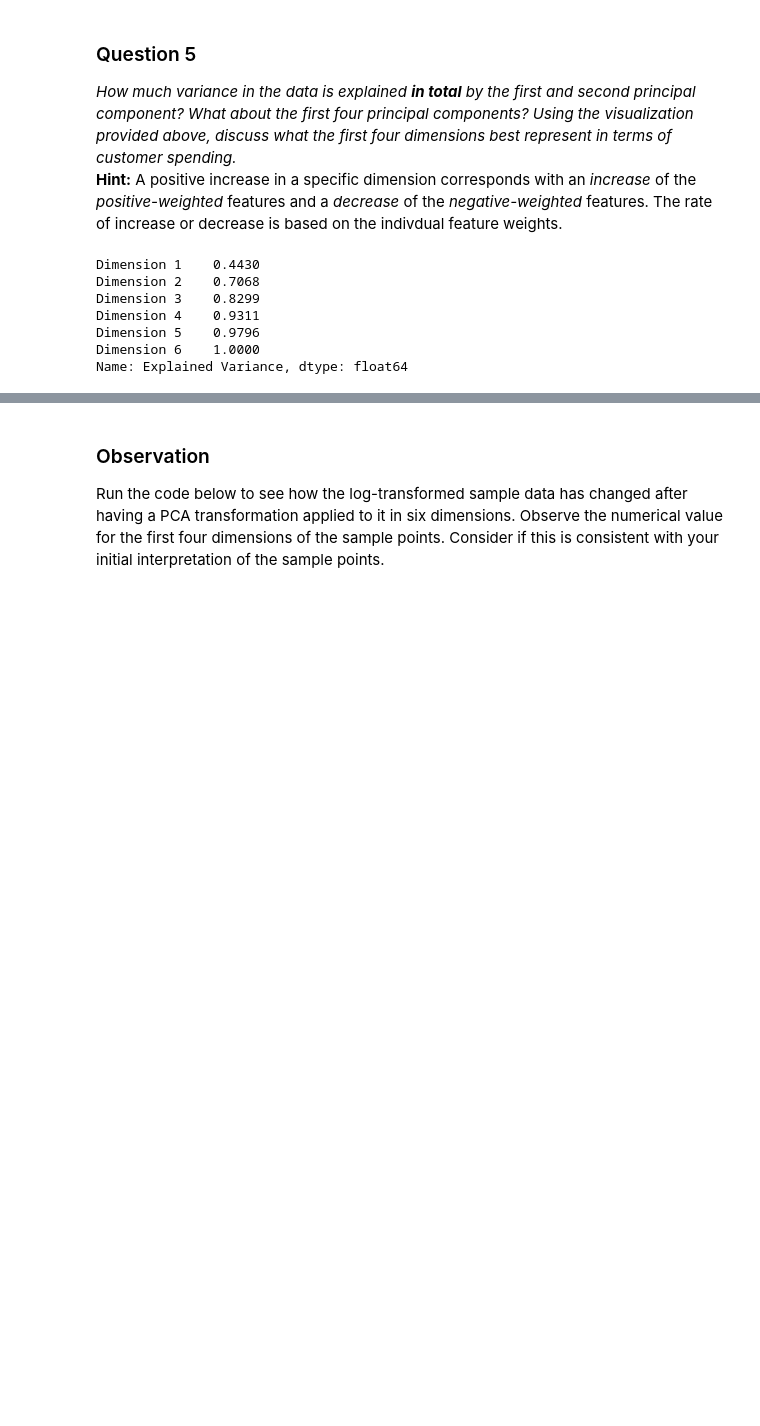
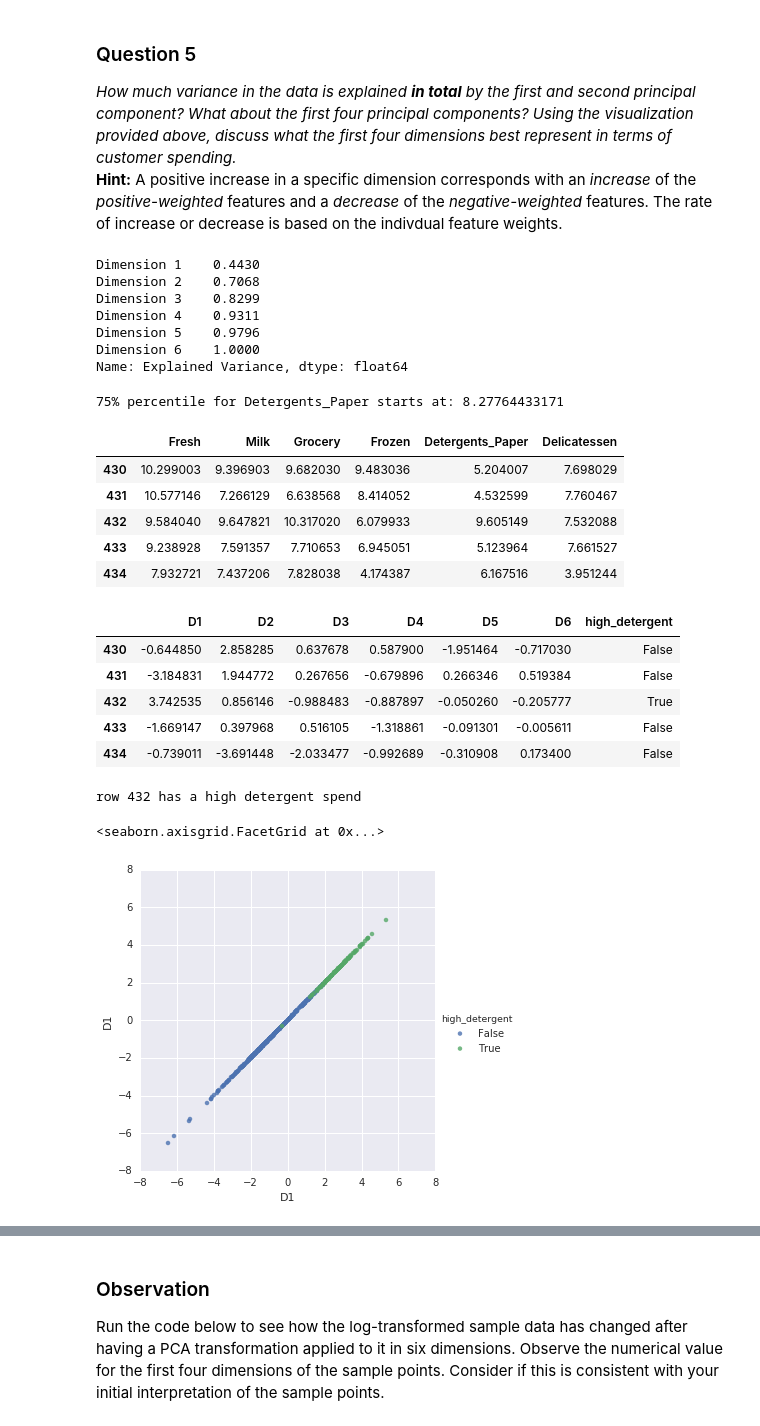
Before and after one commit to erichannell/udacity_projects, a Jupyter notebook: customer_segments/customer_segments.ipynb, the cells around one changed output, grey strips where cells are left out. Cells and saved outputs as stored; diff of their text form; code cells hidden in the pictures; blank space fills up the shorter version.

```diff
--- a/customer_segments/customer_segments.ipynb
+++ b/customer_segments/customer_segments.ipynb
@@ -404,3 +404,43 @@ Dimension 4    0.9311
 Dimension 5    0.9796
 Dimension 6    1.0000
 Name: Explained Variance, dtype: float64
+# %%
+# visualizing the results for dim 1 and dim 2
+# and want to confirm that dim 1 does a goot job of separating on detergent spend
+
+# create a dataframe with the transformed values of 'good_data'
+quick_visualization = pd.DataFrame(pca.transform(good_data), columns = ['D1', 'D2', 'D3', 'D4', 'D5', 'D6'])
+
+# find the customers with high (top 75%) detergent spend
+percentile75 = good_data['Detergents_Paper'].describe()['75%'] #note that good_data has been log scaled already
+print "75% percentile for Detergents_Paper starts at:", percentile75
+
+# find top 75% spenders
+quick_visualization['high_detergent'] = good_data['Detergents_Paper'] >= percentile75
+
+# confirm that the calculation is correct
+display(good_data.tail())
+display(quick_visualization.tail())
+
+# looks correct
+print "row 432 has a high detergent spend"
+
+# visually check
+sns.lmplot(data=quick_visualization, x='D1', y='D1', fit_reg=False, hue='high_detergent')
+# %% [output]
+75% percentile for Detergents_Paper starts at: 8.27764433171
+|  | Fresh | Milk | Grocery | Frozen | Detergents_Paper | Delicatessen |
+| 430 | 10.299003 | 9.396903 | 9.682030 | 9.483036 | 5.204007 | 7.698029 |
+| 431 | 10.577146 | 7.266129 | 6.638568 | 8.414052 | 4.532599 | 7.760467 |
+| 432 | 9.584040 | 9.647821 | 10.317020 | 6.079933 | 9.605149 | 7.532088 |
+| 433 | 9.238928 | 7.591357 | 7.710653 | 6.945051 | 5.123964 | 7.661527 |
+| 434 | 7.932721 | 7.437206 | 7.828038 | 4.174387 | 6.167516 | 3.951244 |
+|  | D1 | D2 | D3 | D4 | D5 | D6 | high_detergent |
+| 430 | -0.644850 | 2.858285 | 0.637678 | 0.587900 | -1.951464 | -0.717030 | False |
+| 431 | -3.184831 | 1.944772 | 0.267656 | -0.679896 | 0.266346 | 0.519384 | False |
+| 432 | 3.742535 | 0.856146 | -0.988483 | -0.887897 | -0.050260 | -0.205777 | True |
+| 433 | -1.669147 | 0.397968 | 0.516105 | -1.318861 | -0.091301 | -0.005611 | False |
+| 434 | -0.739011 | -3.691448 | -2.033477 | -0.992689 | -0.310908 | 0.173400 | False |
+row 432 has a high detergent spend
+<seaborn.axisgrid.FacetGrid at 0x...>
+[figure, added]
```
Also changed, not shown: parts of 19 cells of this notebook.
